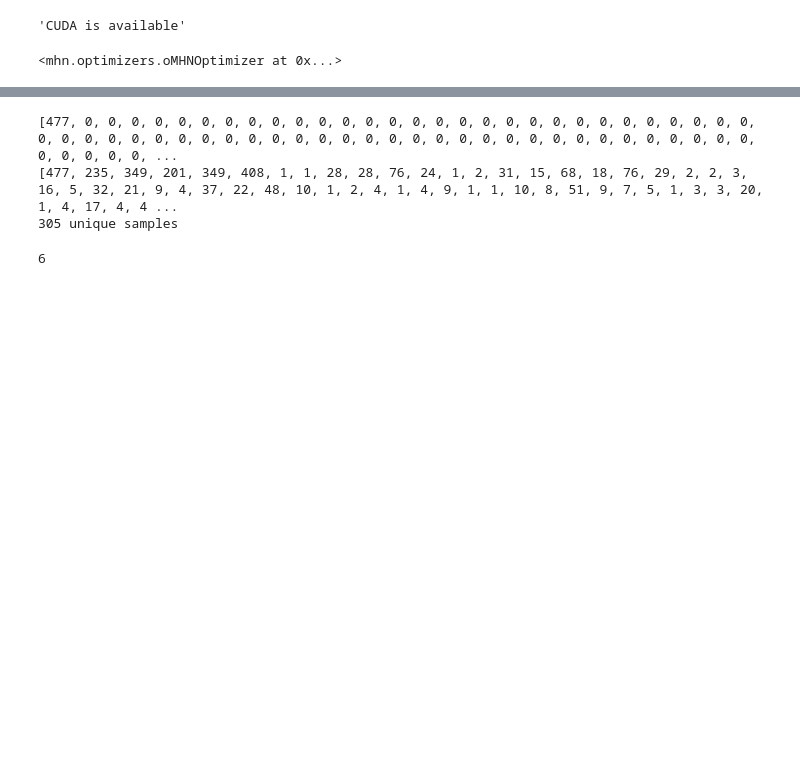
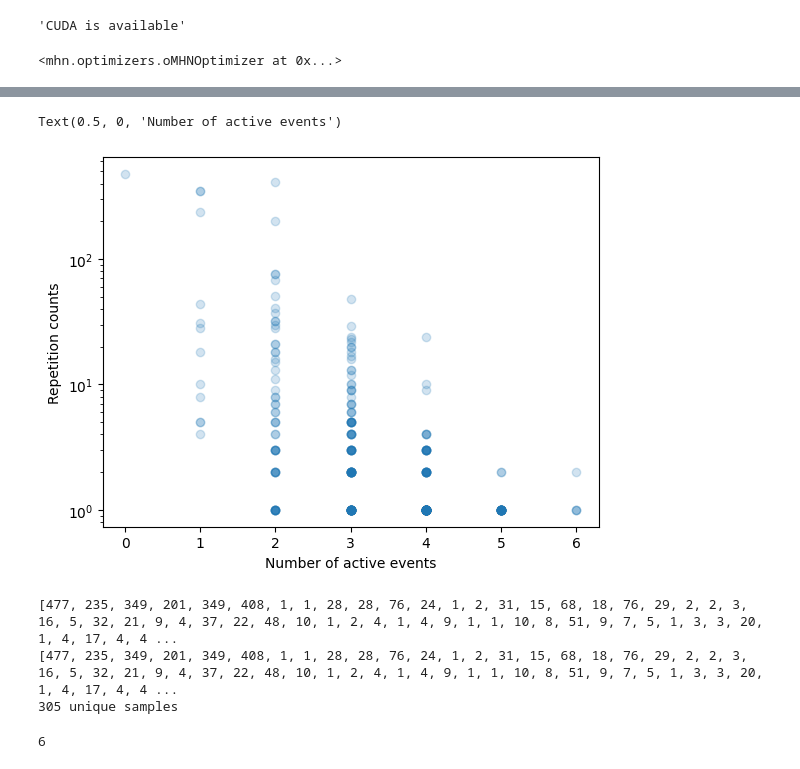
Before and after one commit to MichaelBonart/LearnMHN_TestRepo, a Jupyter notebook: demo/demo-optimizations.ipynb, the cells around one changed output, grey strips where cells are left out. Saved outputs shown, nothing was run; the diff lists cells and outputs as text; code cells hidden in the pictures; blank space fills up the shorter version.

```diff
--- a/demo/demo-optimizations.ipynb
+++ b/demo/demo-optimizations.ipynb
@@ -44,12 +58,20 @@ plt.show()
+# %%
+plt.scatter(compr_active_events_count, repetitions, alpha=0.2)
+plt.yscale('log')
+plt.ylabel("Repetition counts")
+plt.xlabel("Number of active events")
+# %% [output]
+Text(0.5, 0, 'Number of active events')
+[figure, added]
 # %%
 #test code
 opt._data.compress_data()
-compr_repetitions = opt._data.get_repetition_descriptor()
+compr_data, compr_repetitions = opt._data.get_data_repetitions()
 print(repetitions)
 print(compr_repetitions)
 print(f"{len(compr_repetitions)} unique samples")
 # %% [output]
-[477, 0, 0, 0, 0, 0, 0, 0, 0, 0, 0, 0, 0, 0, 0, 0, 0, 0, 0, 0, 0, 0, 0, 0, 0, 0, 0, 0, 0, 0, 0, 0, 0, 0, 0, 0, 0, 0, 0, 0, 0, 0, 0, 0, 0, 0, 0, 0, 0, 0, 0, 0, 0, 0, 0, 0, 0, 0, 0, 0, 0, 0, 0, 0, 0, 0, ...
+[477, 235, 349, 201, 349, 408, 1, 1, 28, 28, 76, 24, 1, 2, 31, 15, 68, 18, 76, 29, 2, 2, 3, 16, 5, 32, 21, 9, 4, 37, 22, 48, 10, 1, 2, 4, 1, 4, 9, 1, 1, 10, 8, 51, 9, 7, 5, 1, 3, 3, 20, 1, 4, 17, 4, 4 ...
 [477, 235, 349, 201, 349, 408, 1, 1, 28, 28, 76, 24, 1, 2, 31, 15, 68, 18, 76, 29, 2, 2, 3, 16, 5, 32, 21, 9, 4, 37, 22, 48, 10, 1, 2, 4, 1, 4, 9, 1, 1, 10, 8, 51, 9, 7, 5, 1, 3, 3, 20, 1, 4, 17, 4, 4 ...
 305 unique samples
 # %%
```
Also changed, not shown: parts of 8 cells of this notebook.
